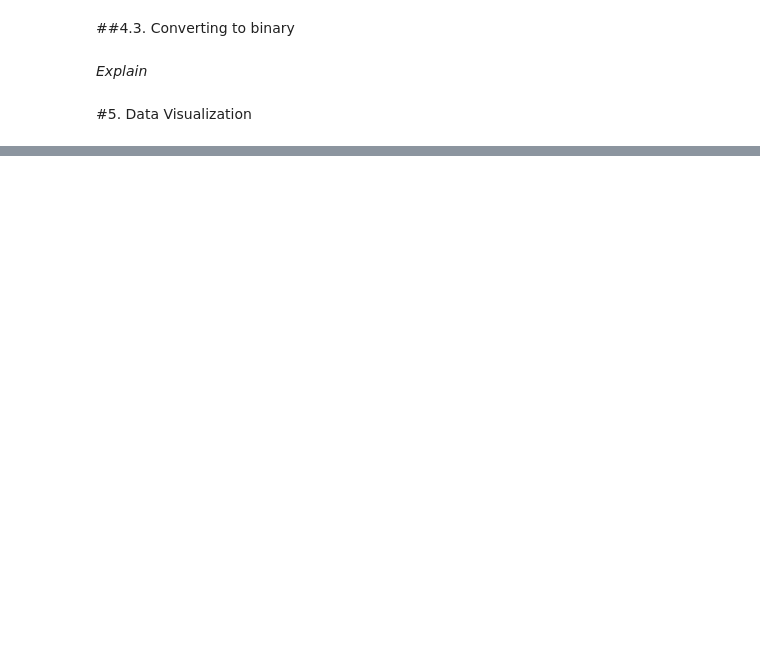
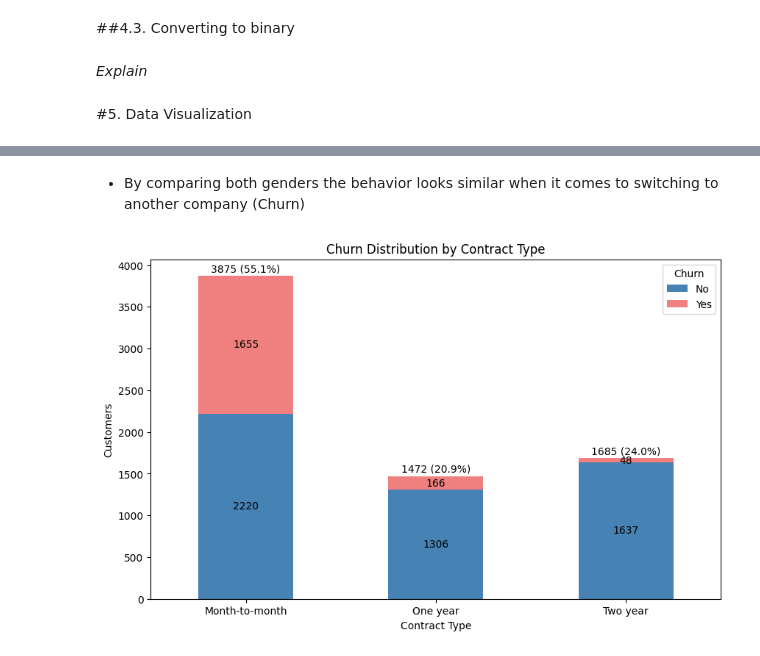
Before and after one commit to diegoeller/Churn-Prediction-Project, a Jupyter notebook: Telco_Customer_Churn.ipynb, the cells around one changed output, grey strips where cells are left out. Cells and saved outputs as stored; diff of their text form; code cells hidden in the pictures; blank space fills up the shorter version.

```diff
--- a/Telco_Customer_Churn.ipynb
+++ b/Telco_Customer_Churn.ipynb
@@ -174,0 +201,40 @@ ValueError: could not convert string to float: 'Female'
+# %% [markdown]
+- By comparing both genders the behavior looks similar when it comes to switching to another company (Churn)
+# %%
+# Calculate churn counts by contract type
+churn_by_contract = df.groupby('Contract')['Churn'].value_counts().unstack()
+
+# Rename columns to 'No' and 'Yes' if they are 0 and 1
+churn_by_contract = churn_by_contract.rename(columns={0: 'No', 1: 'Yes'}, errors='ignore')
+
+# Create the bar plot with total counts on the Y-axis
+ax = churn_by_contract.plot(kind='bar',
+                           stacked=True,
+                           figsize=(10, 6),
+                           color=['steelblue', 'lightcoral'])
+
+plt.title('Churn Distribution by Contract Type')
+plt.xlabel('Contract Type')
+plt.ylabel('Customers')
+plt.xticks(rotation=0)
+plt.legend(title='Churn', labels=['No', 'Yes'], loc='upper right')
+
+# Add total count labels inside the bars
+for p in ax.patches:
+    width = p.get_width()
+    height = p.get_height()
+    x, y = p.get_xy()
+    ax.annotate(f'{int(height)}', (x + width/2, y + height/2), ha='center', va='center')
+
+# Add total count and percentage labels on top of the bars
+totals = churn_by_contract.sum(axis=1)  # Calculate total for each contract type
+total_customers = totals.sum()  # Calculate total number of customers
+
+for i, total in enumerate(totals):
+    percentage = (total / total_customers) * 100  # Calculate percentage
+    label = f'{int(total)} ({percentage:.1f}%)'  # Format label with percentage
+    ax.text(i, total + 20, label, ha='center', va='bottom')  # Adjust position as needed
+
+plt.show()
+# %% [output]
+[figure, added]
```
Also changed, not shown: parts of 35 cells of this notebook.
